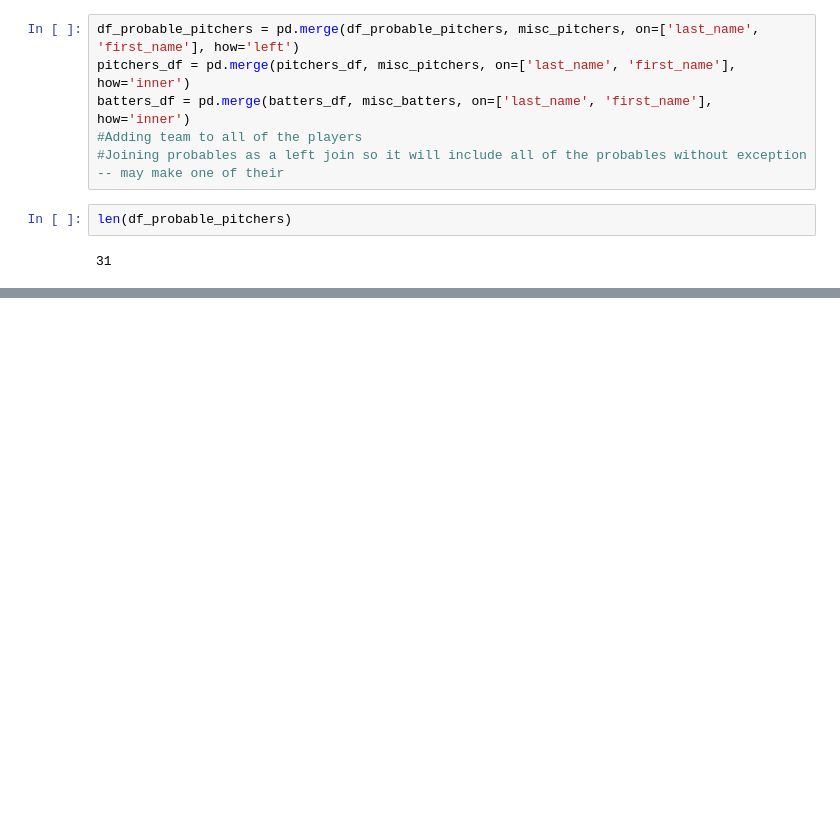
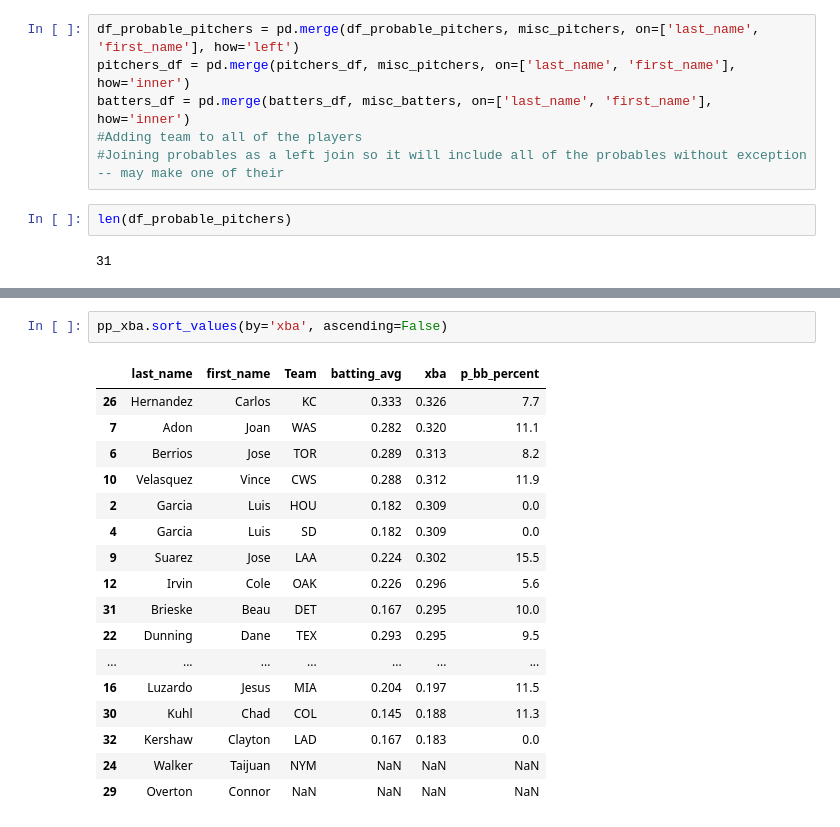
Before and after one commit to dkeyer/baseball_stuff, a Jupyter notebook: MLB_EDA.ipynb, the cells around one changed output, grey strips where cells are left out. Drawn from its saved outputs; the diff is of its cells as text; blank space fills up the shorter version.

```diff
--- a/MLB_EDA.ipynb
+++ b/MLB_EDA.ipynb
@@ -215,0 +270,20 @@ Now we need to see
+# %%
+pp_xba.sort_values(by='xba', ascending=False)
+# %% [output]
+|  | last_name | first_name | Team | batting_avg | xba | p_bb_percent |
+| 26 | Hernandez | Carlos | KC | 0.333 | 0.326 | 7.7 |
+| 7 | Adon | Joan | WAS | 0.282 | 0.320 | 11.1 |
+| 6 | Berrios | Jose | TOR | 0.289 | 0.313 | 8.2 |
+| 10 | Velasquez | Vince | CWS | 0.288 | 0.312 | 11.9 |
+| 2 | Garcia | Luis | HOU | 0.182 | 0.309 | 0.0 |
+| 4 | Garcia | Luis | SD | 0.182 | 0.309 | 0.0 |
+| 9 | Suarez | Jose | LAA | 0.224 | 0.302 | 15.5 |
+| 12 | Irvin | Cole | OAK | 0.226 | 0.296 | 5.6 |
+| 31 | Brieske | Beau | DET | 0.167 | 0.295 | 10.0 |
+| 22 | Dunning | Dane | TEX | 0.293 | 0.295 | 9.5 |
+| ... | ... | ... | ... | ... | ... | ... |
+| 16 | Luzardo | Jesus | MIA | 0.204 | 0.197 | 11.5 |
+| 30 | Kuhl | Chad | COL | 0.145 | 0.188 | 11.3 |
+| 32 | Kershaw | Clayton | LAD | 0.167 | 0.183 | 0.0 |
+| 24 | Walker | Taijuan | NYM | NaN | NaN | NaN |
+| 29 | Overton | Connor | NaN | NaN | NaN | NaN |
```
Also changed, not shown: parts of 53 cells of this notebook.
